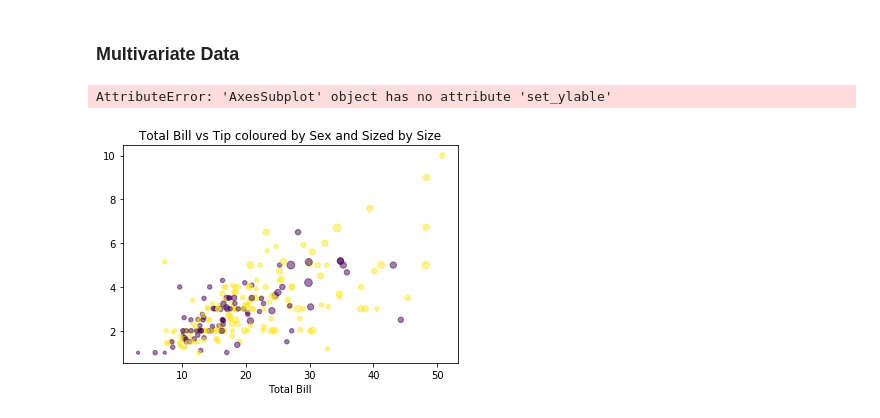
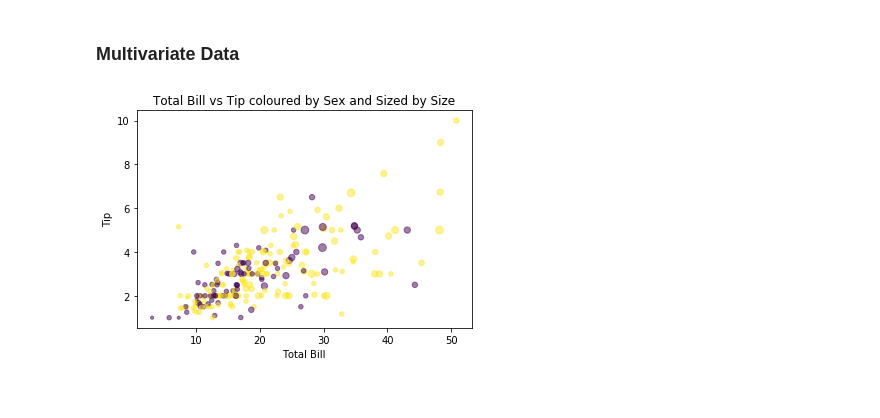
Before and after one commit to DeepikaSampangi/python_ds_pkgs, a Jupyter notebook: Pandas/Pandas - Plotting.ipynb, the cells around one changed output. Cells and saved outputs as stored; diff of their text form; code cells hidden in the pictures.

Commit message:
Seaborn plotting

```diff
--- a/Pandas/Pandas - Plotting.ipynb
+++ b/Pandas/Pandas - Plotting.ipynb
@@ -142,29 +142,28 @@ box_plot.show()
 # %%
 def rename_sex(sex):
     if sex == 'Female':
         return 0
     else:
         return 1
 
 tips['sex_color'] = tips['sex'].apply(rename_sex)
 
 scatter_plt = plt.figure()
 
 axes4 = scatter_plt.add_subplot(1,1,1)
 axes4.scatter(
     x=tips['total_bill'],
     y=tips['tip'],
     s=tips['size']*10,
     c=tips['sex_color'],
     alpha=0.5
 )
 
 axes4.set_title("Total Bill vs Tip coloured by Sex and Sized by Size")
 
 axes4.set_xlabel('Total Bill')
-axes4.set_ylable('Tip')
+axes4.set_ylabel('Tip')
 
-axes4.show()
+scatter_plt.show()
 # %% [output]
-AttributeError: 'AxesSubplot' object has no attribute 'set_ylable'
-[figure, old version]
+[figure, new version]
```
Also changed, not shown: parts of 10 cells of this notebook, 1 other file.
